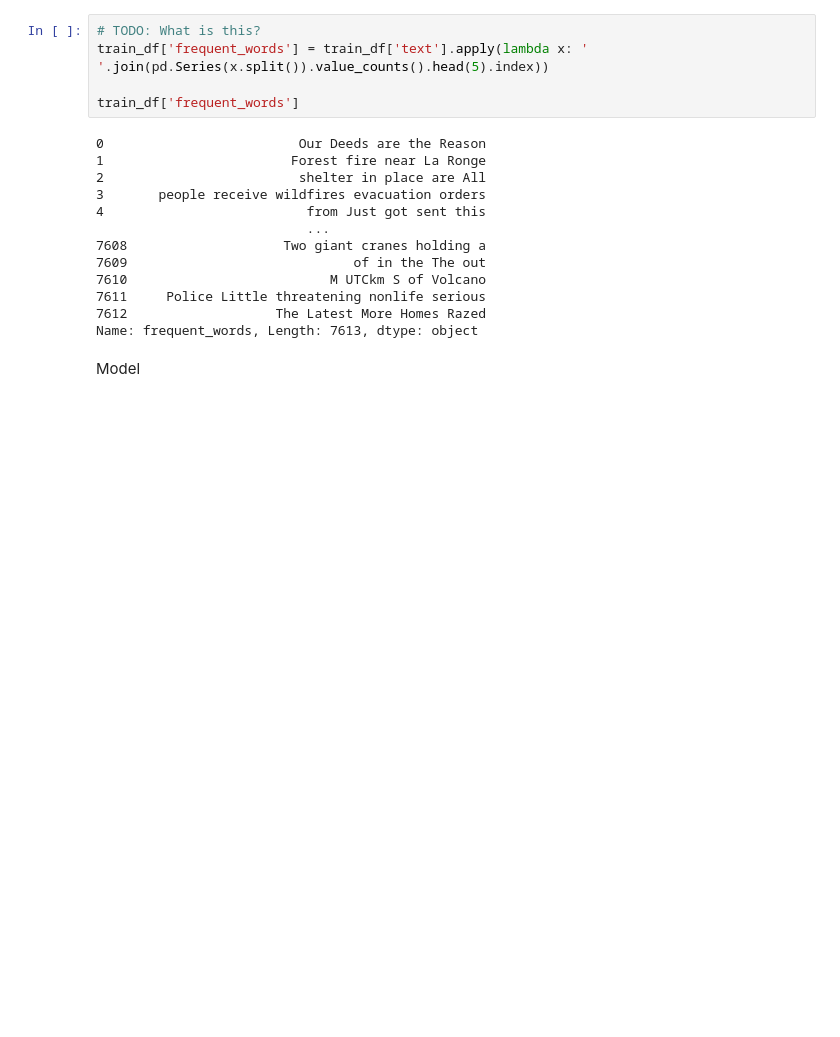
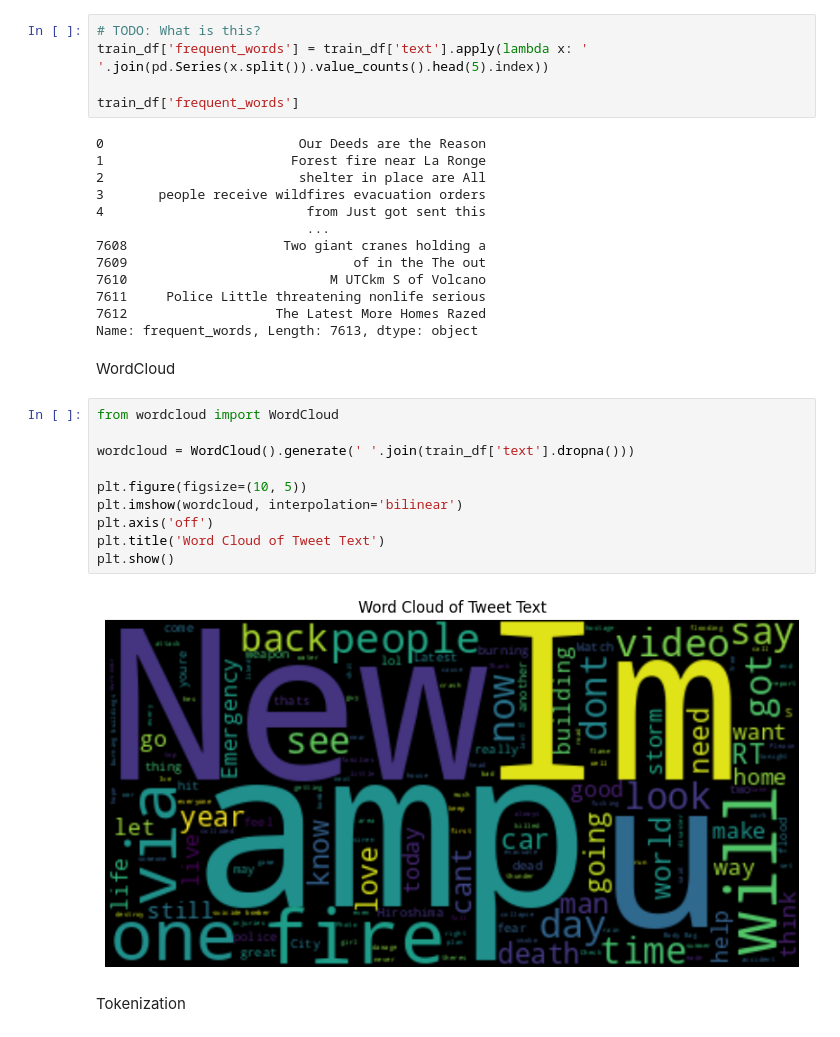
Before and after one commit to BalajiSriraman/ai-learnings, a Jupyter notebook: capstone-project/disaster-tweets.ipynb, the cells around one changed output. Cells and saved outputs as stored; diff of their text form; blank space fills up the shorter version.

```diff
--- a/capstone-project/disaster-tweets.ipynb
+++ b/capstone-project/disaster-tweets.ipynb
@@ -237,5 +236,19 @@ train_df['frequent_words']
 7611     Police Little threatening nonlife serious
 7612                   The Latest More Homes Razed
 Name: frequent_words, Length: 7613, dtype: object
-# %% [markdown]
-Model
+# %% [markdown]
+WordCloud
+# %%
+from wordcloud import WordCloud
+
+wordcloud = WordCloud().generate(' '.join(train_df['text'].dropna()))
+
+plt.figure(figsize=(10, 5))
+plt.imshow(wordcloud, interpolation='bilinear')
+plt.axis('off')
+plt.title('Word Cloud of Tweet Text')
+plt.show()
+# %% [output]
+[figure, added]
+# %% [markdown]
+Tokenization
```
Also changed, not shown: parts of 7 cells of this notebook.
